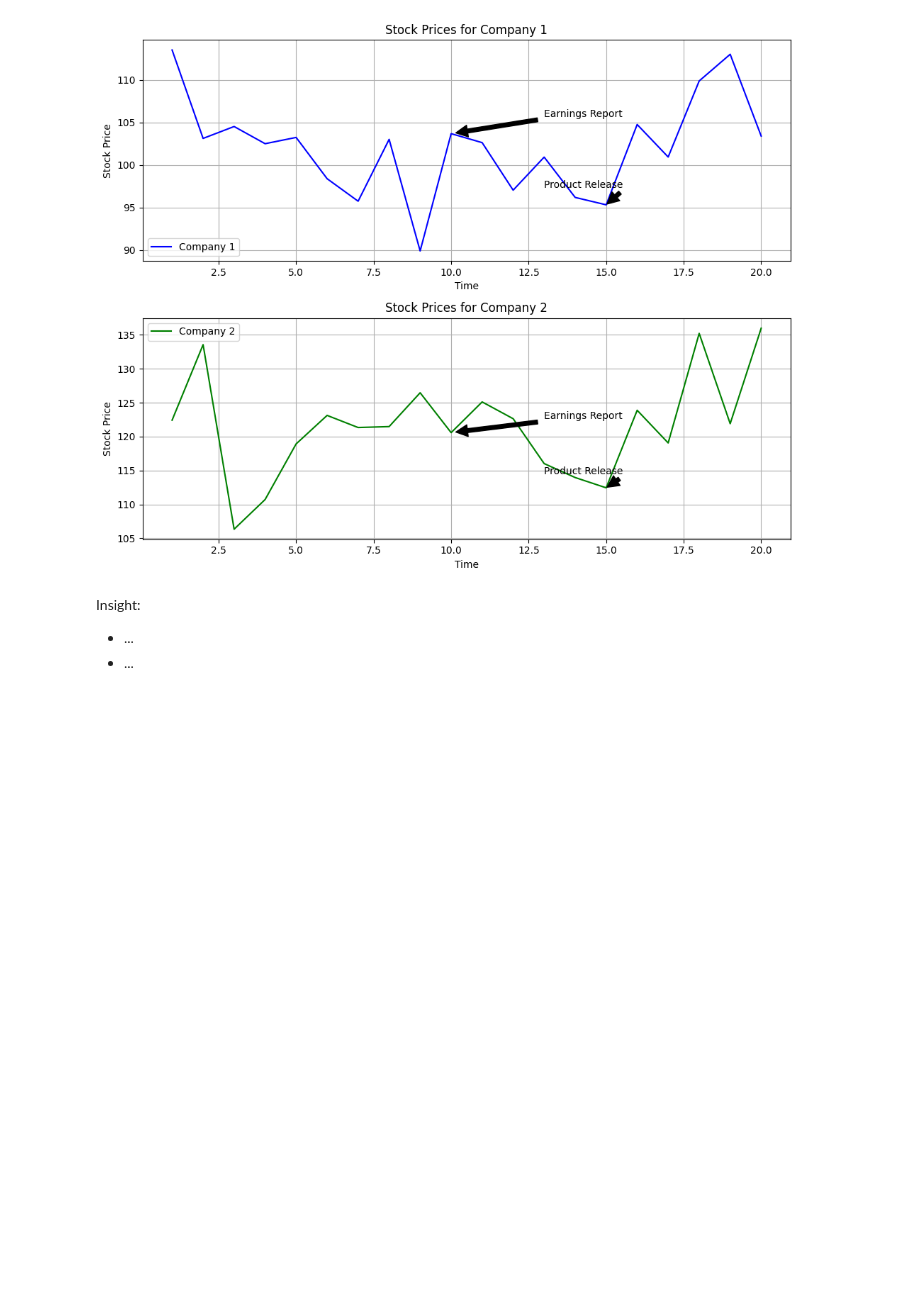
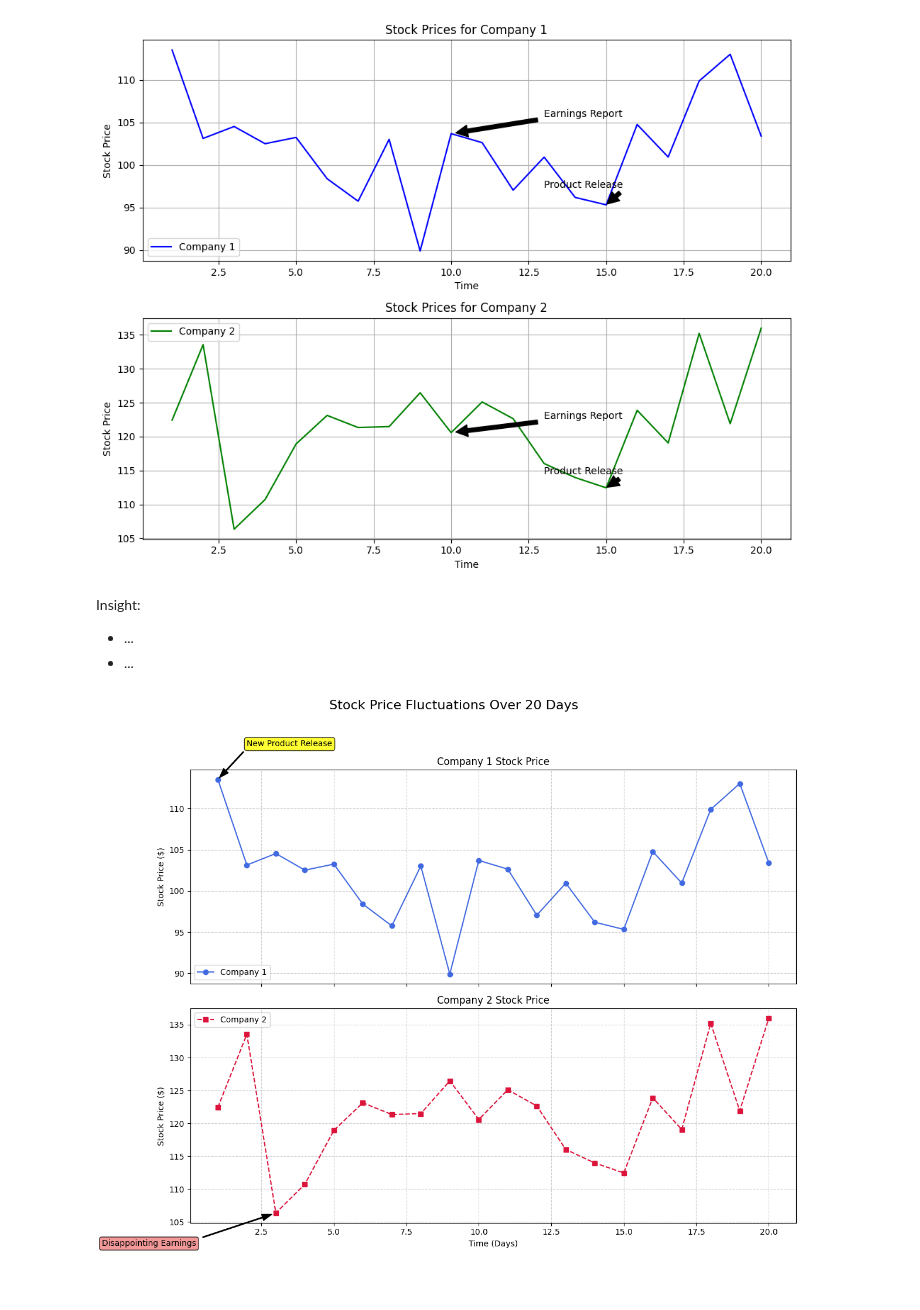
Before and after one commit to Quinntes/bootcamp, a Jupyter notebook: practice_session/2_data_analysis/4_python_for_data_visualization/day_20_quiz.ipynb, the cells around one changed output. Saved outputs shown, nothing was run; the diff lists cells and outputs as text; code cells hidden in the pictures; blank space fills up the shorter version.

```diff
--- a/practice_session/2_data_analysis/4_python_for_data_visualization/day_20_quiz.ipynb
+++ b/practice_session/2_data_analysis/4_python_for_data_visualization/day_20_quiz.ipynb
@@ -55,6 +55,79 @@ df = pd.DataFrame(data)
 Insight:
 - ...
 - ...
+# %%
+# Random seed for reproducibility
+np.random.seed(101)
+
+# Simulated data for stock prices
+time = list(range(1, 21))
+stock_prices_company1 = np.random.normal(100, 5, 20)
+stock_prices_company2 = np.random.normal(120, 8, 20)
+
+# Creating a DataFrame
+data = {
+    'Time': time,
+    'Company 1 Stock Price': stock_prices_company1,
+    'Company 2 Stock Price': stock_prices_company2
+}
+
+df = pd.DataFrame(data)
+
+#
+# Task 1 - Stock price fluctuations
+# ====================
+#
+
+# 1. Create subplots using plt.subplots()
+# We create a figure and a set of subplots. 2 rows, 1 column.
+fig, axes = plt.subplots(2, 1, figsize=(12, 10), sharex=True)
+fig.suptitle('Stock Price Fluctuations Over 20 Days', fontsize=16)
+
+# --- Plot for Company 1 ---
+# 2. Use plot() on the first axes object to create the line plot
+axes[0].plot(df['Time'], df['Company 1 Stock Price'], marker='o', linestyle='-', color='royalblue', label='Company 1')
+axes[0].set_title('Company 1 Stock Price')
+axes[0].set_ylabel('Stock Price ($)')
+axes[0].grid(True, linestyle='--', alpha=0.6)
+axes[0].legend()
+
+# 3. Add an annotation to highlight a key event
+# We'll annotate the highest point for Company 1
+highest_price_c1 = df['Company 1 Stock Price'].max()
+highest_time_c1 = df['Time'][df['Company 1 Stock Price'].idxmax()]
+axes[0].annotate('New Product Release',
+                 xy=(highest_time_c1, highest_price_c1),  # The point to annotate
+                 xytext=(highest_time_c1 + 1, highest_price_c1 + 4),  # Where to place the text
+                 arrowprops=dict(facecolor='black', shrink=0.05, width=1, headwidth=8),
+                 fontsize=10,
+                 bbox=dict(boxstyle="round,pad=0.3", fc="yellow", ec="black", lw=1, alpha=0.8))
+
+# --- Plot for Company 2 ---
+# 2. Use plot() on the second axes object
+axes[1].plot(df['Time'], df['Company 2 Stock Price'], marker='s', linestyle='--', color='crimson', label='Company 2')
+axes[1].set_title('Company 2 Stock Price')
+axes[1].set_xlabel('Time (Days)')
+axes[1].set_ylabel('Stock Price ($)')
+axes[1].grid(True, linestyle='--', alpha=0.6)
+axes[1].legend()
+
+# 3. Add an annotation to highlight a different event
+# We'll annotate the lowest point for Company 2
+lowest_price_c2 = df['Company 2 Stock Price'].min()
+lowest_time_c2 = df['Time'][df['Company 2 Stock Price'].idxmin()]
+axes[1].annotate('Disappointing Earnings',
+                 xy=(lowest_time_c2, lowest_price_c2),  # The point to annotate
+                 xytext=(lowest_time_c2 - 6, lowest_price_c2 - 5), # Where to place the text
+                 arrowprops=dict(facecolor='black', shrink=0.05, width=1, headwidth=8),
+                 fontsize=10,
+                 bbox=dict(boxstyle="round,pad=0.3", fc="lightcoral", ec="black", lw=1, alpha=0.8))
+
+
+# Adjust layout to prevent overlap and display the plot
+plt.tight_layout(rect=[0, 0.03, 1, 0.96])
+plt.show()
+# %% [output]
+[figure, added]
 # %% [markdown]
 <br>
 # %% [markdown]
```
Also changed, not shown: parts of 3 cells of this notebook.
